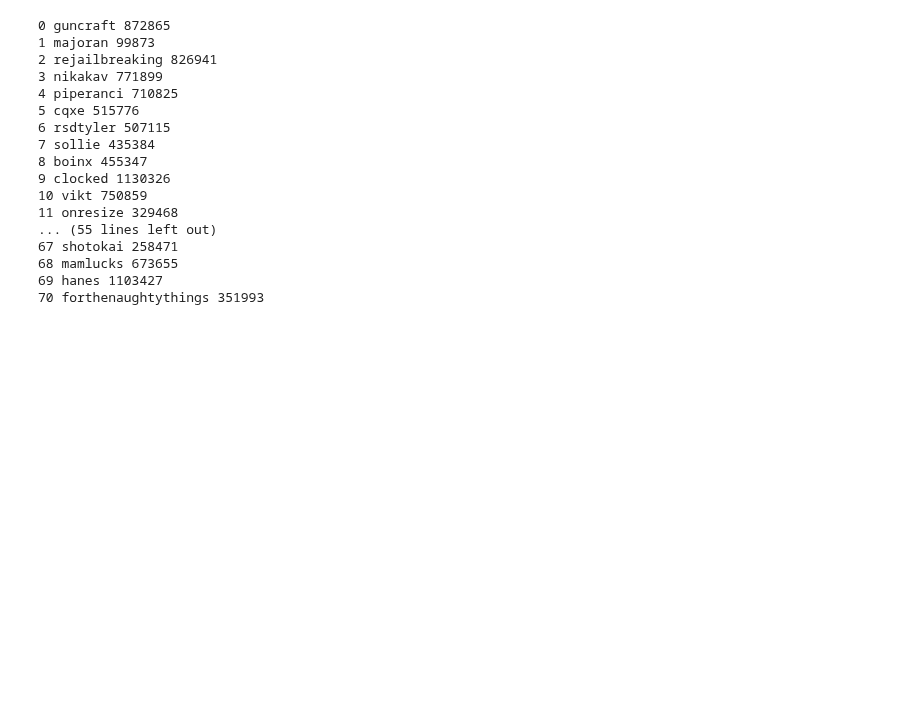
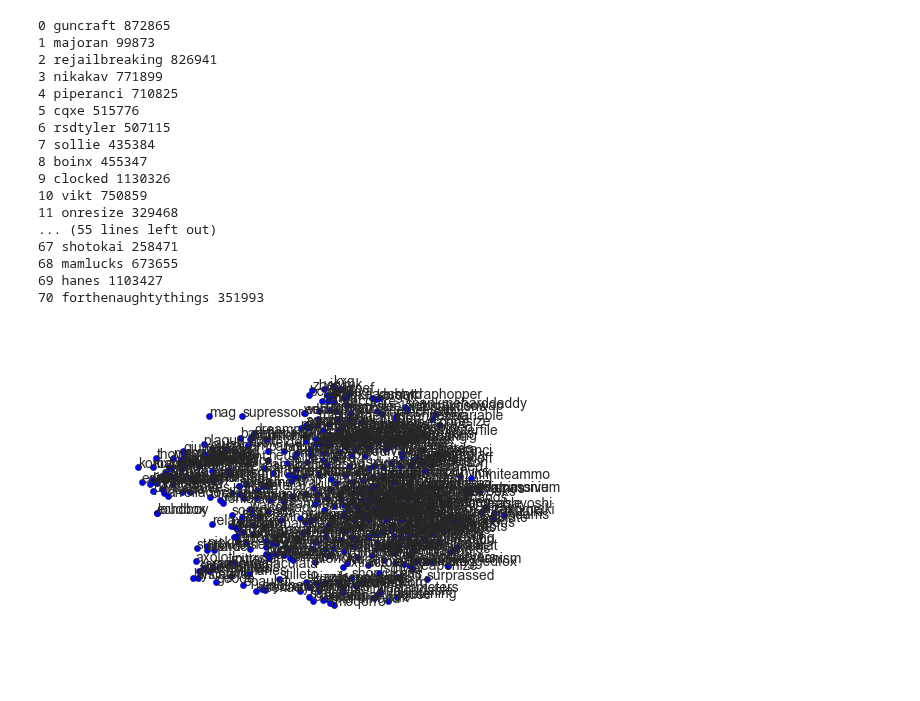
Before and after one commit to tazeek/BullyDetect, a Jupyter notebook: Python Notebooks/Word2Vec Evaluation.ipynb, the cells around one changed output. Drawn from its saved outputs; the diff is of its cells as text; code cells hidden in the pictures; blank space fills up the shorter version.

Commit message:
Visualisation working. Now trying to implement zooming functionality

```diff
--- a/Python Notebooks/Word2Vec Evaluation.ipynb
+++ b/Python Notebooks/Word2Vec Evaluation.ipynb
@@ -136,8 +139,8 @@ sns.set_style("whitegrid")
 def getEmbeddings():
 
     # Arrays to store feature vector and words
-    vector = []
-    array = []
+    vectors = []
+    words = []
 
     # Add vector and words
     # Add vectors and words
@@ -154,0 +153,23 @@ wv, vocabulary = load_embeddings()
+# %%
+# Display the graph in this cell
+
+# Get the feature vectors and respective words
+wv, vocabulary = getEmbeddings()
+
+# Initialize TSNE model
+tsne = TSNE(n_components=2, random_state=0)
+
+# Fit with first 500 words
+Y = tsne.fit_transform(wv[:500])
+
+# Use Scatterplot
+plt.scatter(Y[:, 0], Y[:, 1])
+
+# Initialize Points
+for label, x, y in zip(vocabulary, Y[:, 0], Y[:, 1]):
+    plt.annotate(label, xy=(x, y), xytext=(0, 0), textcoords='offset points')
+
+plt.axis("off")
+plt.show()
+# %% [output]
+[figure, added]
```
Also changed, not shown: parts of 2 cells of this notebook.
